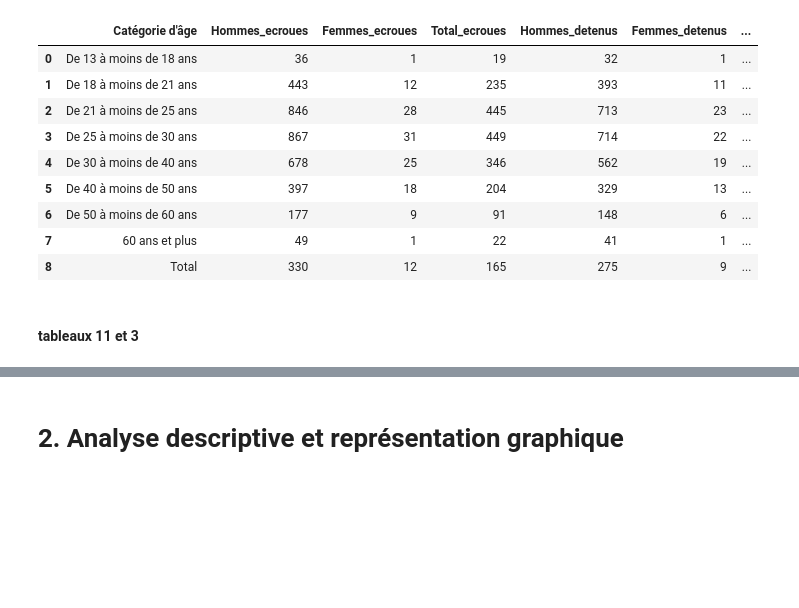
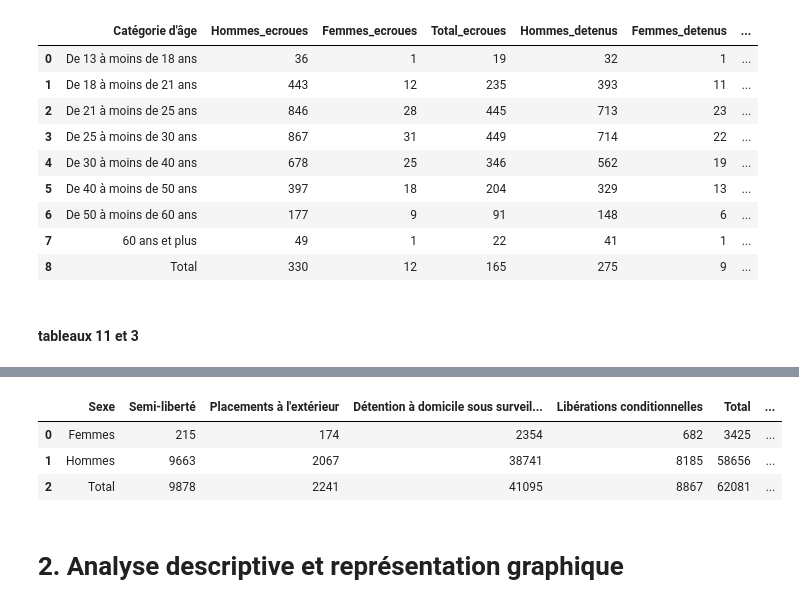
Before and after one commit to lili-dupont/python-for-data-science, a Jupyter notebook: code/notebook.ipynb, the cells around one changed output, grey strips where cells are left out. Drawn from its saved outputs; the diff is of its cells as text; code cells hidden in the pictures; blank space fills up the shorter version.

Commit message:
tableau aménagmts peine brouillon

```diff
--- a/code/notebook.ipynb
+++ b/code/notebook.ipynb
@@ -475,5 +486,25 @@ jointure3
 #### tableaux 11 et 3
 # %%
 df3 = dico_dfcsv["df3"]
-df3["Nombres de détenu.es"] = [3615, 93308, 96923]
-df3
+
+#conversion en numériques
+df3["Semi-liberté"] = pd.to_numeric(
+    df3["Semi-liberté"]
+    .str.replace(" ","", regex=False),
+    errors="coerce")
+df3["Placements à l'extérieur"] = pd.to_numeric(
+    df3["Placements à l'extérieur"]
+    .str.replace(" ","", regex=False),
+    errors="coerce")
+df3["Détention à domicile sous surveillance électronique"] = pd.to_numeric(
+    df3["Détention à domicile sous surveillance électronique"]
+    .str.replace(" ","", regex=False),
+    errors="coerce")
+df3["Libérations conditionnelles"] = pd.to_numeric(
+    df3["Libérations conditionnelles"]
+    .str.replace(" ","", regex=False),
+    errors="coerce")
+df3["Total"] = pd.to_numeric(
+    df3["Total"]
+    .str.replace(" ","", regex=False),
+    errors="coerce")
@@ -485,3 +511,16 @@ df3
+# %%
+#enrichissement
+df3["Nombres de détenu.es"] = [3615, 93308, 96923] # on enrichit avec les données du tableau 1 pour 2025
+df3["Total hors détention à domicile"] = df3["Semi-liberté"] + df3["Placements à l'extérieur"] + df3["Libérations conditionnelles"]
+df3["Total sans aménagements de peine"] = df3["Nombres de détenu.es"] - df3["Total"]
+df3
+
+# rq importante : le total "aménagements de peine et libération semi conditionnelles" du tableau 11 donne 1069 femmes.
+# %% [output]
+|  | Sexe | Semi-liberté | Placements à l'extérieur | Détention à domicile sous surveil... | Libérations conditionnelles | Total | ... |
+| 0 | Femmes | 215 | 174 | 2354 | 682 | 3425 | ... |
+| 1 | Hommes | 9663 | 2067 | 38741 | 8185 | 58656 | ... |
+| 2 | Total | 9878 | 2241 | 41095 | 8867 | 62081 | ... |
 # %% [markdown]
 # 2. Analyse descriptive et représentation graphique
 # %% [markdown]
```
Also changed, not shown: parts of 6 cells of this notebook.
